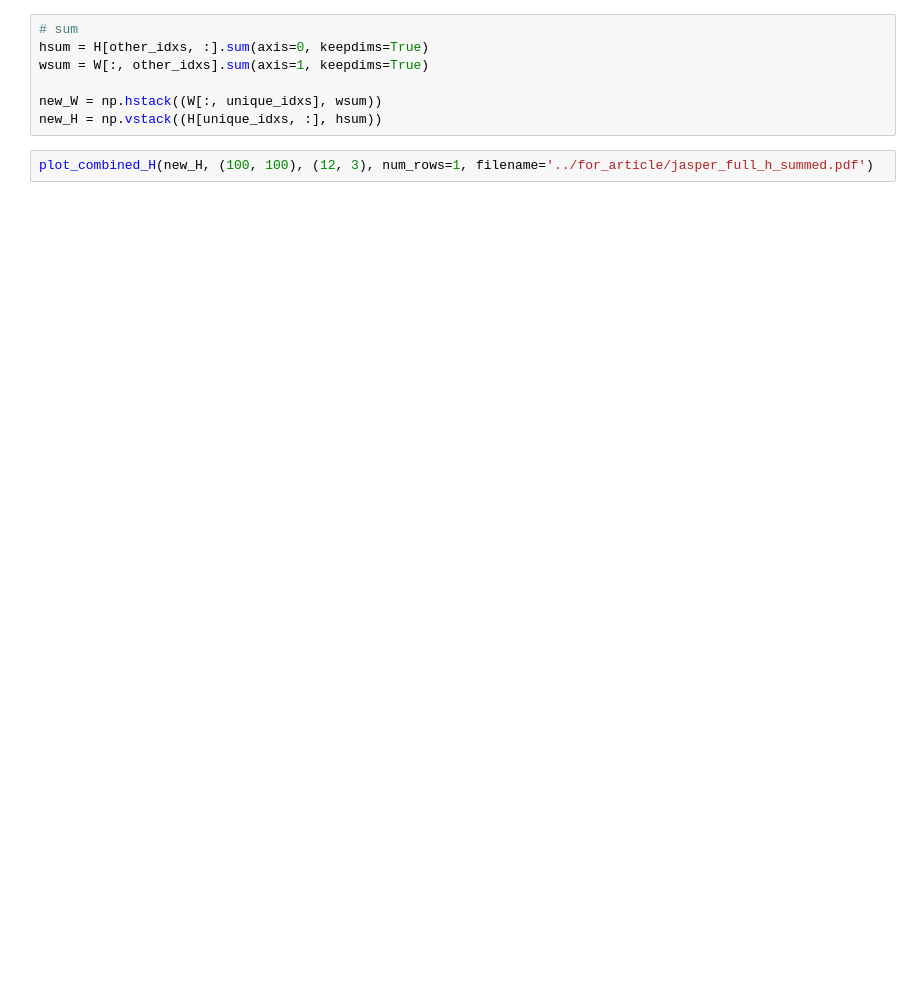
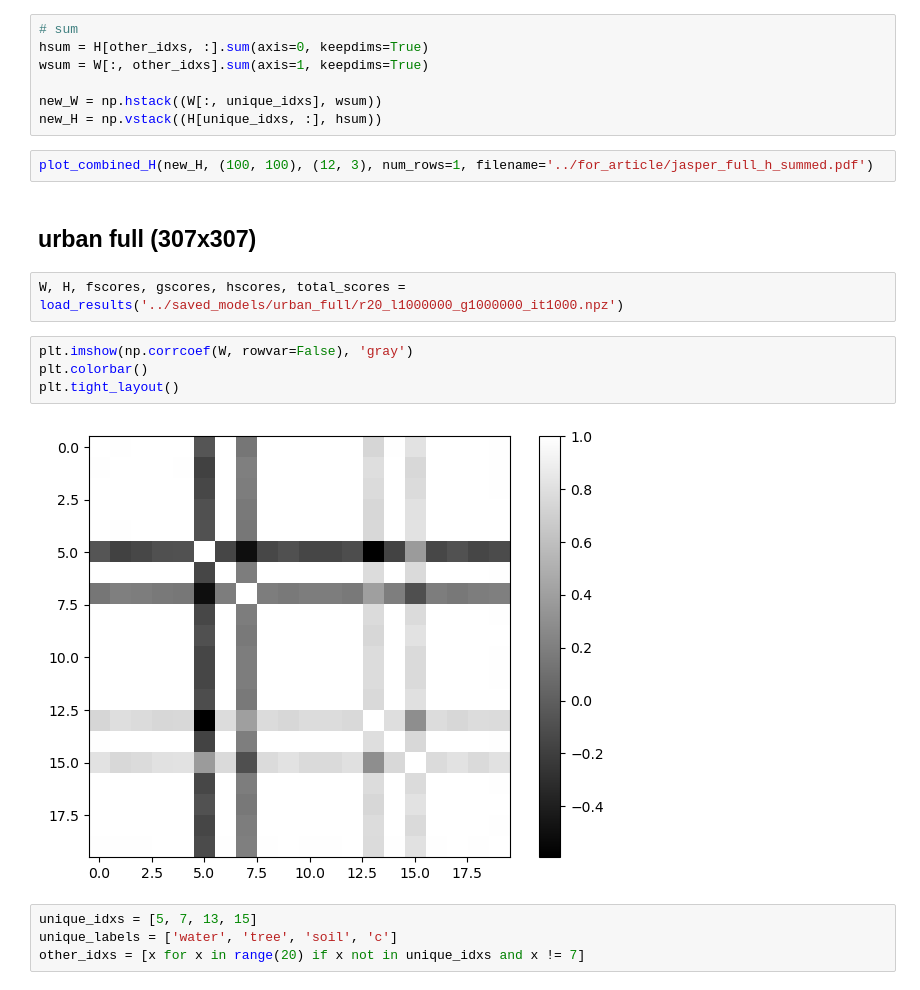
Before and after one commit to waqasbinhamed/sonnmf, a Jupyter notebook: experimental/notebooks/plots for article.ipynb, the cells around one changed output. Drawn from its saved outputs; the diff is of its cells as text; blank space fills up the shorter version.

```diff
--- a/experimental/notebooks/plots for article.ipynb
+++ b/experimental/notebooks/plots for article.ipynb
@@ -357,3 +374,17 @@ new_W = np.hstack((W[:, unique_idxs], wsum))
 new_H = np.vstack((H[unique_idxs, :], hsum))
 # %%
 plot_combined_H(new_H, (100, 100), (12, 3), num_rows=1, filename='../for_article/jasper_full_h_summed.pdf')
+# %% [markdown]
+## urban full (307x307)
+# %%
+W, H, fscores, gscores, hscores, total_scores = load_results('../saved_models/urban_full/r20_l1000000_g1000000_it1000.npz')
+# %%
+plt.imshow(np.corrcoef(W, rowvar=False), 'gray')
+plt.colorbar()
+plt.tight_layout()
+# %% [output]
+[figure, added]
+# %%
+unique_idxs = [5, 7, 13, 15]
+unique_labels = ['water', 'tree', 'soil', 'c']
+other_idxs = [x for x in range(20) if x not in unique_idxs and x != 7]
```
Also changed, not shown: parts of 14 cells of this notebook, 8 other files.
